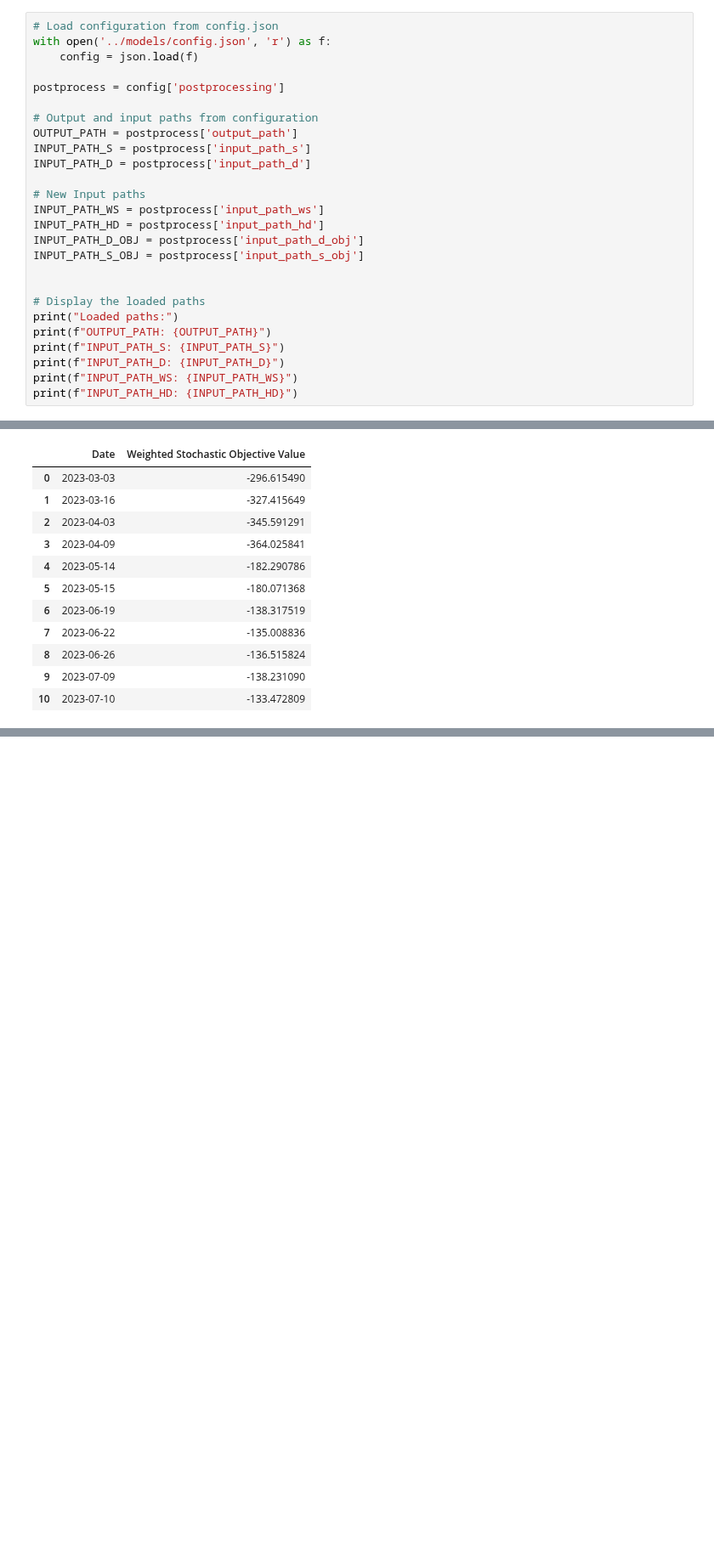
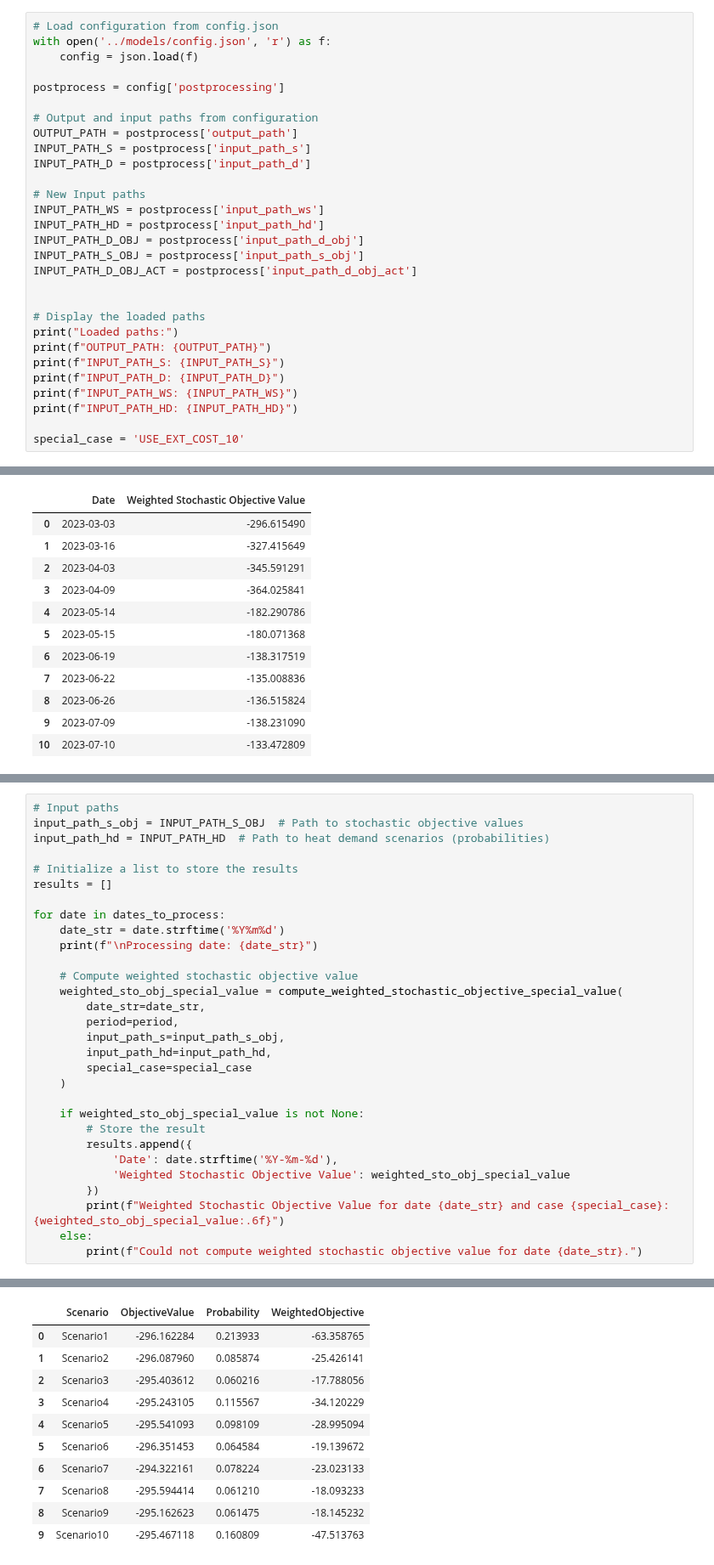
Before and after one commit to 0815Paul/SPMA, a Jupyter notebook: postprocessing/compute_metrics.ipynb, the cells around one changed output, grey strips where cells are left out. Shown at 85% size. Saved outputs shown, nothing was run; the diff lists cells and outputs as text; blank space fills up the shorter version.

```diff
--- a/postprocessing/compute_metrics.ipynb
+++ b/postprocessing/compute_metrics.ipynb
@@ -21,6 +21,7 @@ INPUT_PATH_WS = postprocess['input_path_ws']
 INPUT_PATH_HD = postprocess['input_path_hd']
 INPUT_PATH_D_OBJ = postprocess['input_path_d_obj']
 INPUT_PATH_S_OBJ = postprocess['input_path_s_obj']
+INPUT_PATH_D_OBJ_ACT = postprocess['input_path_d_obj_act']
 
 
 # Display the loaded paths
@@ -30,6 +31,8 @@ print(f"INPUT_PATH_S: {INPUT_PATH_S}")
 print(f"INPUT_PATH_D: {INPUT_PATH_D}")
 print(f"INPUT_PATH_WS: {INPUT_PATH_WS}")
 print(f"INPUT_PATH_HD: {INPUT_PATH_HD}")
+
+special_case = 'USE_EXT_COST_10'
 # %% [output]
 Loaded paths:
 OUTPUT_PATH: ../data/postprocessing/
@@ -763,0 +873,31 @@ Final Results:
+# %%
+# Input paths
+input_path_s_obj = INPUT_PATH_S_OBJ  # Path to stochastic objective values
+input_path_hd = INPUT_PATH_HD  # Path to heat demand scenarios (probabilities)
+
+# Initialize a list to store the results
+results = []
+
+for date in dates_to_process:
+    date_str = date.strftime('%Y%m%d')
+    print(f"\nProcessing date: {date_str}")
+
+    # Compute weighted stochastic objective value
+    weighted_sto_obj_special_value = compute_weighted_stochastic_objective_special_value(
+        date_str=date_str,
+        period=period,
+        input_path_s=input_path_s_obj,
+        input_path_hd=input_path_hd,
+        special_case=special_case
+    )
+
+    if weighted_sto_obj_special_value is not None:
+        # Store the result
+        results.append({
+            'Date': date.strftime('%Y-%m-%d'),
+            'Weighted Stochastic Objective Value': weighted_sto_obj_special_value
+        })
+        print(f"Weighted Stochastic Objective Value for date {date_str} and case {special_case}: {weighted_sto_obj_special_value:.6f}")
+    else:
+        print(f"Could not compute weighted stochastic objective value for date {date_str}.")
+# %% [output]
@@ -763,0 +908,11 @@ Final Results:
+|  | Scenario | ObjectiveValue | Probability | WeightedObjective |
+| 0 | Scenario1 | -296.162284 | 0.213933 | -63.358765 |
+| 1 | Scenario2 | -296.087960 | 0.085874 | -25.426141 |
+| 2 | Scenario3 | -295.403612 | 0.060216 | -17.788056 |
+| 3 | Scenario4 | -295.243105 | 0.115567 | -34.120229 |
+| 4 | Scenario5 | -295.541093 | 0.098109 | -28.995094 |
+| 5 | Scenario6 | -296.351453 | 0.064584 | -19.139672 |
+| 6 | Scenario7 | -294.322161 | 0.078224 | -23.023133 |
+| 7 | Scenario8 | -295.594414 | 0.061210 | -18.093233 |
+| 8 | Scenario9 | -295.162623 | 0.061475 | -18.145232 |
+| 9 | Scenario10 | -295.467118 | 0.160809 | -47.513763 |
```
Also changed, not shown: parts of 13 cells of this notebook, 29 other files.
